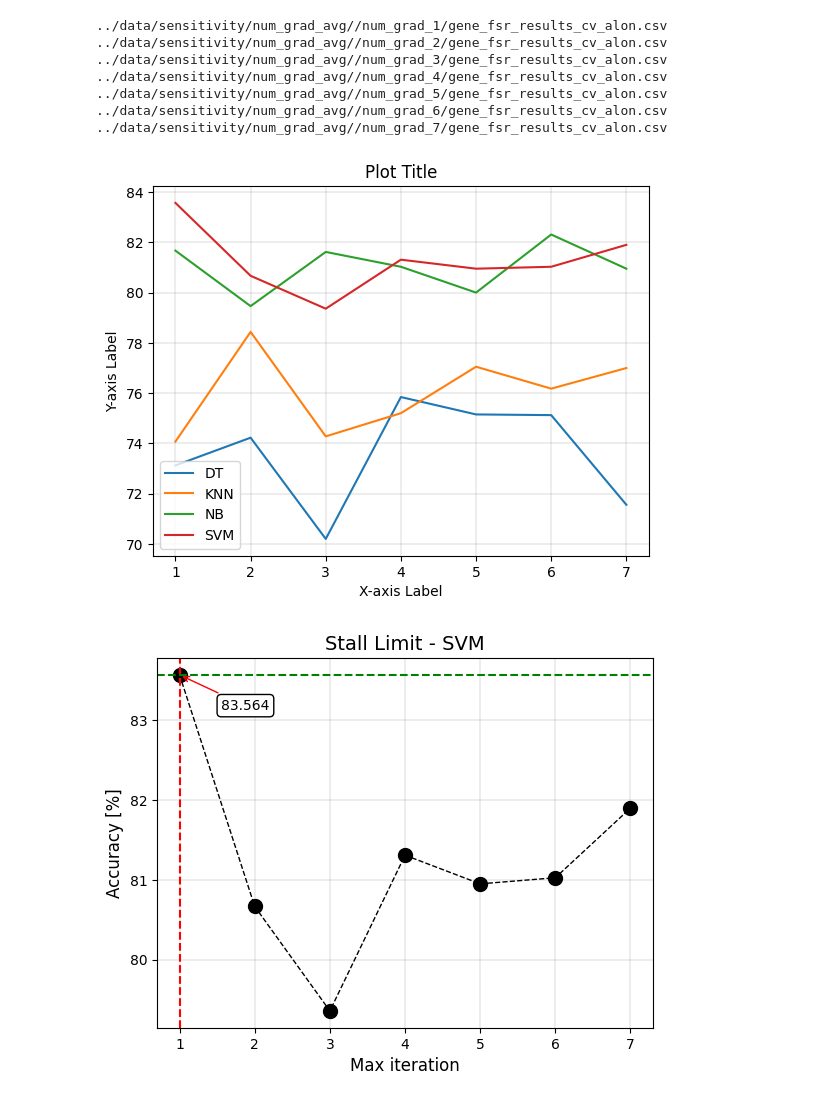
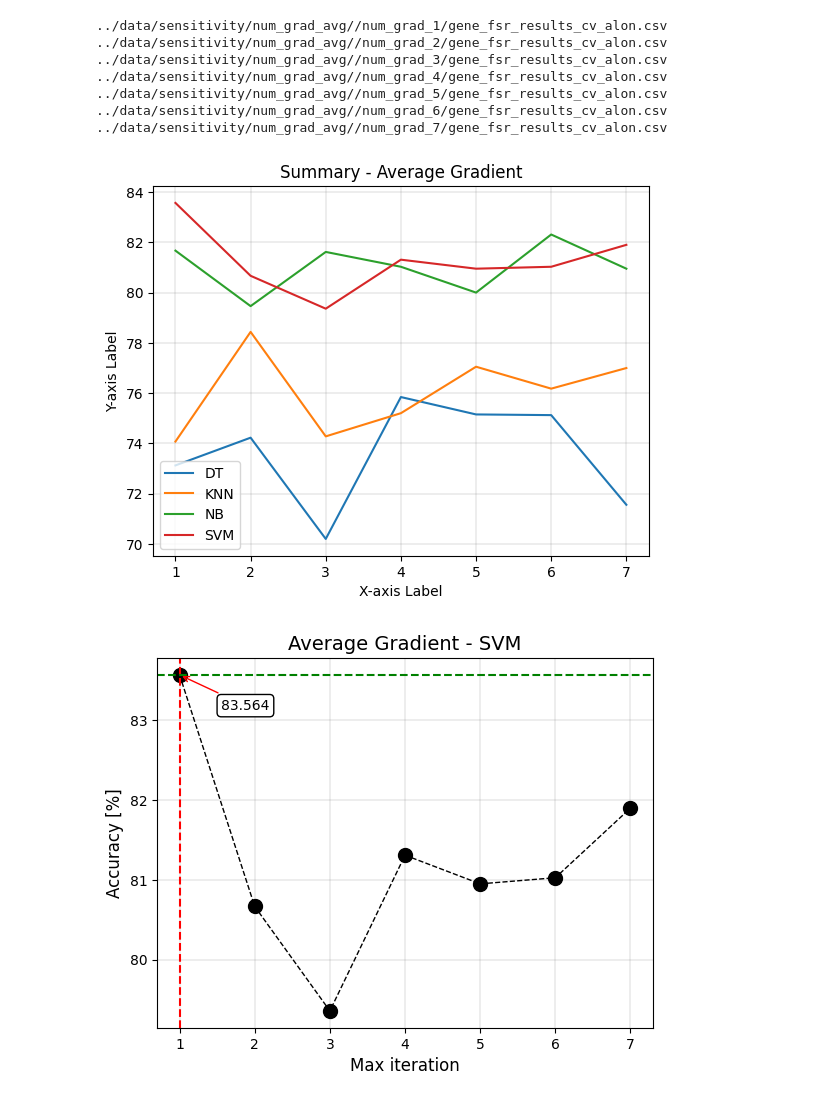
Before and after one commit to erirosv/Master-Thesis, a Jupyter notebook: modelling/sensitivity/plot_styles_avg_grad.ipynb, the cells around one changed output. Drawn from its saved outputs; the diff is of its cells as text; code cells hidden in the pictures.

Commit message:
fixing title error for the plots

```diff
--- a/modelling/sensitivity/plot_styles_avg_grad.ipynb
+++ b/modelling/sensitivity/plot_styles_avg_grad.ipynb
@@ -119,20 +119,20 @@ df_SVM_mean.append(convert_to_accuracy_percentages(df_7_SVM.mean()))
 # %%
 x_labels = ['1', '2', '3', '4', '5', '6', '7']
 plt.plot(df_DT_mean, label='DT')
 plt.plot(df_KNN_mean, label='KNN')
 plt.plot(df_NB_mean, label='NB')
 plt.plot(df_SVM_mean, label='SVM')
 plt.grid(color='grey', linestyle='-', linewidth=0.2)
 
 plt.xticks(range(len(df_DT_mean)), x_labels)
 plt.xlabel('X-axis Label')
 plt.ylabel('Y-axis Label')
-plt.title('Plot Title')
+plt.title('Summary - Average Gradient')
 plt.legend(loc='lower left')  # Show legend
 
 plt.show()
 # %% [output]
-[figure, old version]
+[figure, new version]
 # %%
 def plot_data(data, x_labels, title, x_text, y_text, x_point, y_point, x_off_set, y_off_set):
     plt.plot(data, 'o--', lw=1, ms=10, color='black')
@@ -152,10 +152,10 @@ def plot_data(data, x_labels, title, x_text, y_text, x_point, y_point, x_off_set
                  arrowprops=dict(arrowstyle="->", lw=1, color='red'),
                  bbox=dict(boxstyle="round,pad=0.3", fc="white", ec="black", lw=1))
 # %%
-title = 'Stall Limit - SVM'
+title = 'Average Gradient - SVM'
 xt = 'Max iteration'
 yt = 'Accuracy [%]'
 plot_data(df_SVM_mean, data_list_numbers, title, xt, yt, 0, df_SVM_mean[0], 30, -25)
 # %% [output]
-[figure, old version]
+[figure, new version]
 # %%
```
Also changed, not shown: parts of 3 cells of this notebook, 2 other files.
